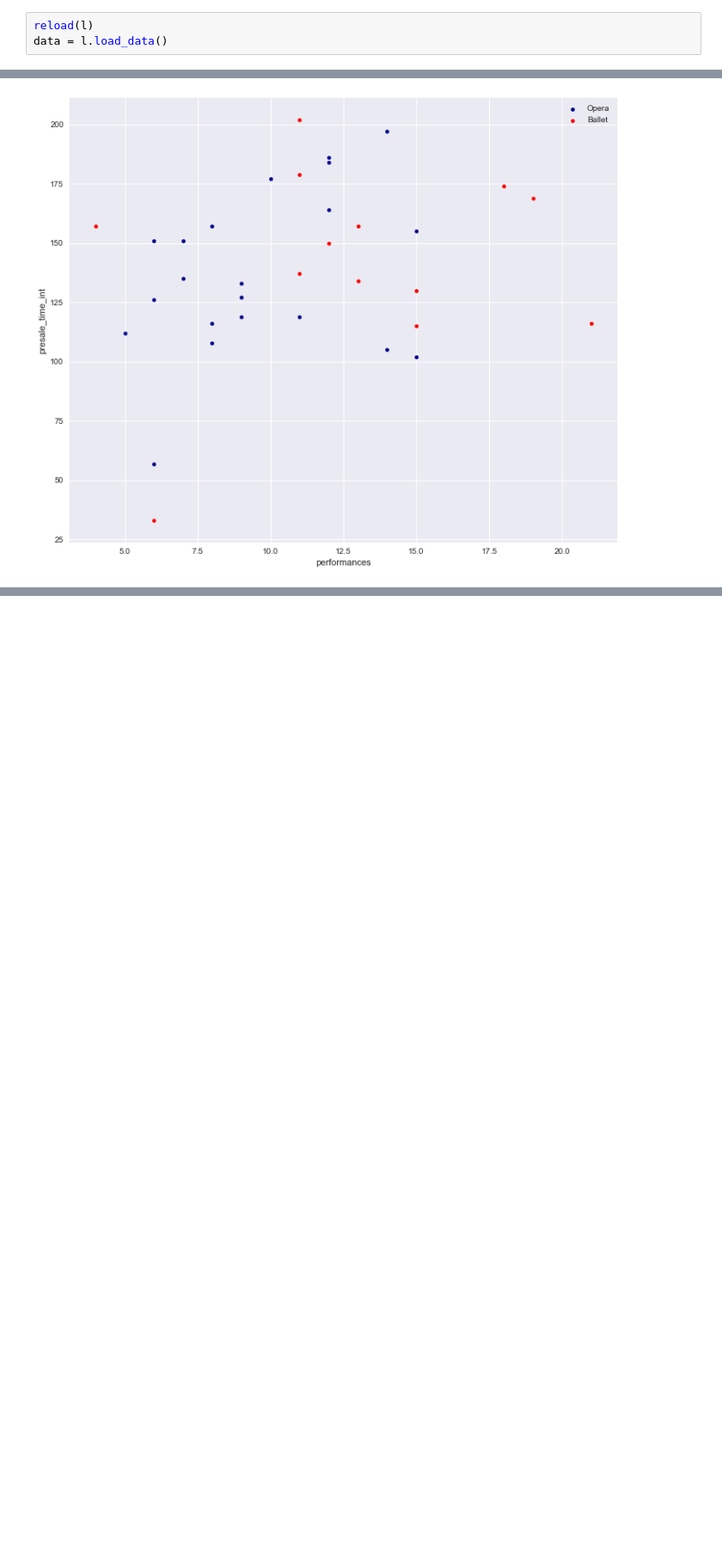
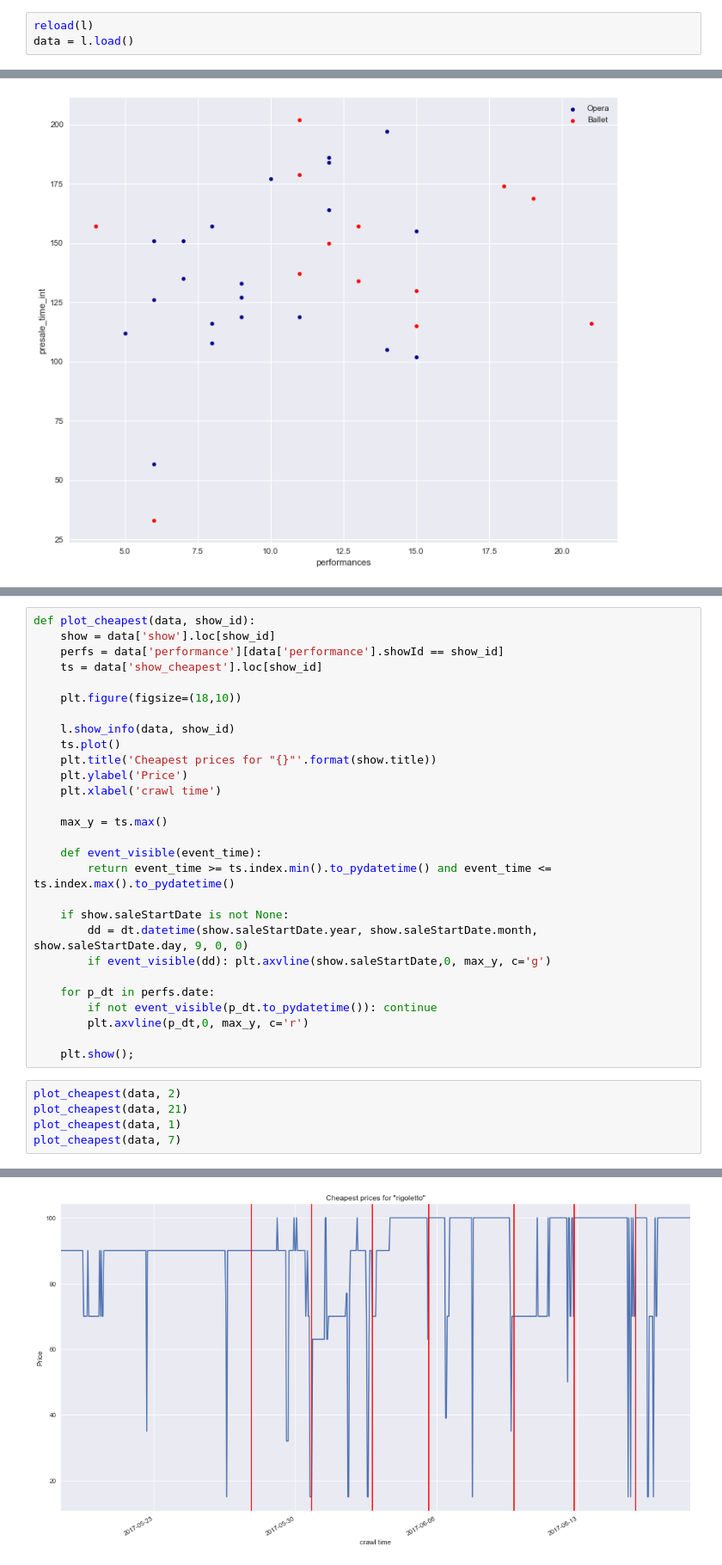
Before and after one commit to gaspaio/operaprices, a Jupyter notebook: notebooks/explore.ipynb, the cells around one changed output, grey strips where cells are left out. Shown: that part at 86% size. Drawn from its saved outputs; the diff is of its cells as text; blank space fills up the shorter version.

```diff
--- a/notebooks/explore.ipynb
+++ b/notebooks/explore.ipynb
@@ -42,6 +15,6 @@ def show_pricings(data, show_id):
 # %%
 reload(l)
-data = l.load_data()
+data = l.load()
 # %%
 dgs = data['generics']
 print("CRAWL INFO:\n- {} crawls\n- From {} to {} ({})\n- {} errors".format(
@@ -161,0 +122,34 @@ s17ballet.plot.scatter(x='performances', y='presale_time_int', color='Red', labe
+# %%
+def plot_cheapest(data, show_id):
+    show = data['show'].loc[show_id]
+    perfs = data['performance'][data['performance'].showId == show_id]
+    ts = data['show_cheapest'].loc[show_id]
+
+    plt.figure(figsize=(18,10))
+
+    l.show_info(data, show_id)
+    ts.plot()
+    plt.title('Cheapest prices for "{}"'.format(show.title))
+    plt.ylabel('Price')
+    plt.xlabel('crawl time')
+
+    max_y = ts.max()
+
+    def event_visible(event_time):
+        return event_time >= ts.index.min().to_pydatetime() and event_time <= ts.index.max().to_pydatetime()
+
+    if show.saleStartDate is not None:
+        dd = dt.datetime(show.saleStartDate.year, show.saleStartDate.month, show.saleStartDate.day, 9, 0, 0)
+        if event_visible(dd): plt.axvline(show.saleStartDate,0, max_y, c='g')
+
+    for p_dt in perfs.date:
+        if not event_visible(p_dt.to_pydatetime()): continue
+        plt.axvline(p_dt,0, max_y, c='r')
+
+    plt.show();
+# %%
+plot_cheapest(data, 2)
+plot_cheapest(data, 21)
+plot_cheapest(data, 1)
+plot_cheapest(data, 7)
+# %% [output]
@@ -161,0 +170 @@ s17ballet.plot.scatter(x='performances', y='presale_time_int', color='Red', labe
+[figure, added]
```
Also changed, not shown: parts of 16 cells of this notebook, 1 other file.
